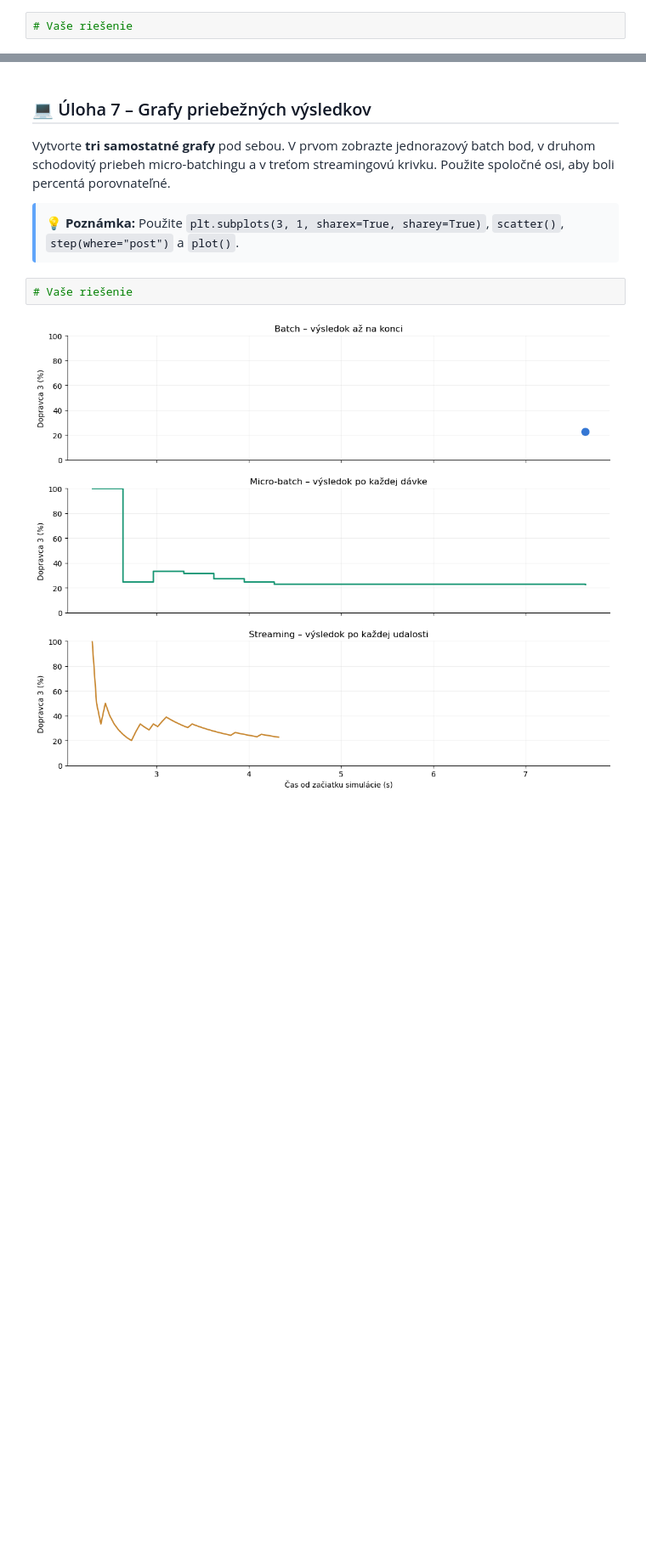
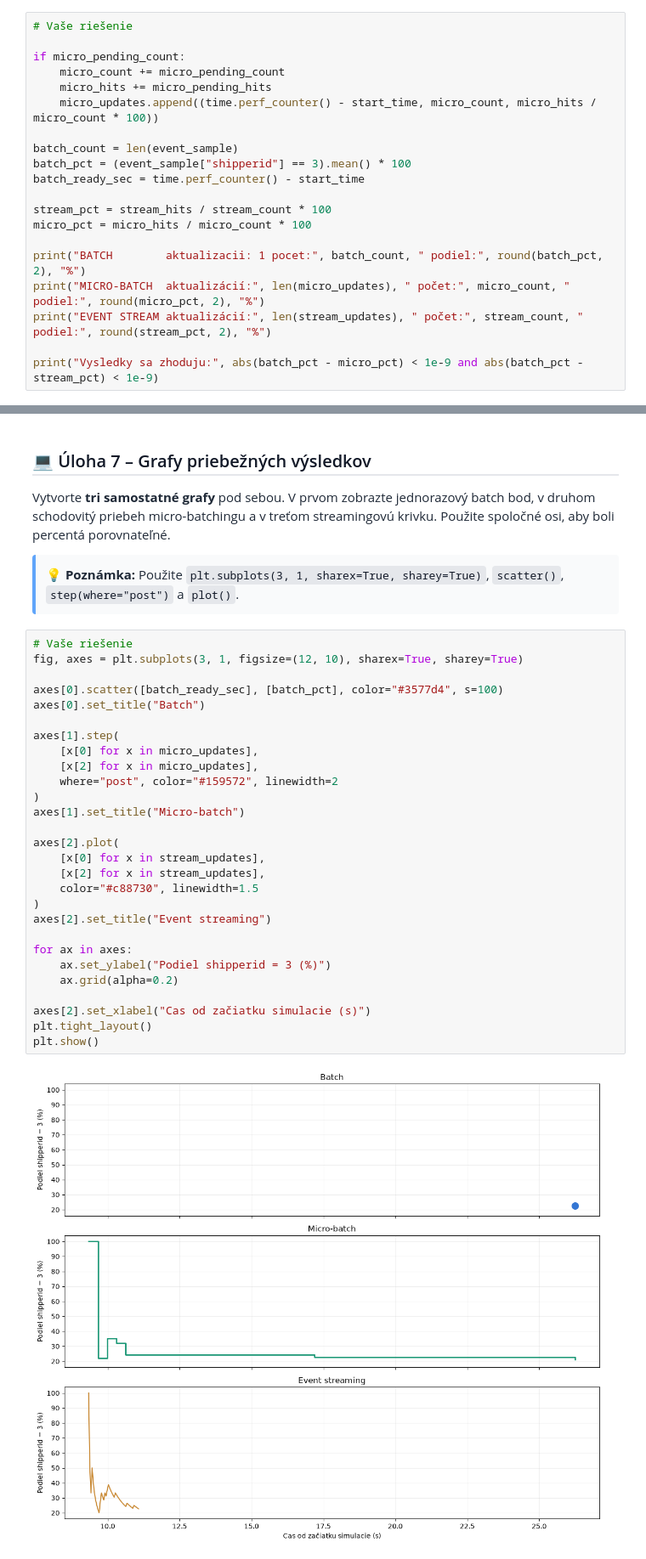
Before and after one commit to davidnov98/databazove-systemy, a Jupyter notebook: seminar8/zadanie_1b/batch_streaming_orders.ipynb, the cells around one changed output, grey strips where cells are left out. Shown at 85% size. Saved outputs shown, nothing was run; the diff lists cells and outputs as text; blank space fills up the shorter version.

Commit message:
batch orders

```diff
--- a/seminar8/zadanie_1b/batch_streaming_orders.ipynb
+++ b/seminar8/zadanie_1b/batch_streaming_orders.ipynb
@@ -136,4 +260,22 @@ Objednávok v simulácii: 44
 <p style="font-family: 'Segoe UI', Roboto, sans-serif; color: #1f2937; line-height: 1.65; margin: 8px 0 12px;">Nezabudnite spracovať poslednú nedokončenú micro-batch dávku. Nakoniec vypočítajte jednorazový batch výsledok pre tú istú vzorku a overte rovnosť výsledných percent.</p>
 # %%
 # Vaše riešenie
+
+if micro_pending_count:
+    micro_count += micro_pending_count
+    micro_hits += micro_pending_hits
+    micro_updates.append((time.perf_counter() - start_time, micro_count, micro_hits / micro_count * 100))
+
+batch_count = len(event_sample)
+batch_pct = (event_sample["shipperid"] == 3).mean() * 100
+batch_ready_sec = time.perf_counter() - start_time
+
+stream_pct = stream_hits / stream_count * 100
+micro_pct = micro_hits / micro_count * 100
+
+print("BATCH        aktualizacii: 1 pocet:", batch_count, " podiel:", round(batch_pct, 2), "%")
+print("MICRO-BATCH  aktualizácií:", len(micro_updates), " počet:", micro_count, " podiel:", round(micro_pct, 2), "%")
+print("EVENT STREAM aktualizácií:", len(stream_updates), " počet:", stream_count, " podiel:", round(stream_pct, 2), "%")
+
+print("Vysledky sa zhoduju:", abs(batch_pct - micro_pct) < 1e-9 and abs(batch_pct - stream_pct) < 1e-9)
 # %% [output]
@@ -147,8 +289,34 @@ Streaming (%): 22.73
 <div style="margin-top: 12px; background-color: #f9fafb; border-left: 4px solid #60a5fa; padding: 12px; border-radius: 4px; font-family: 'Segoe UI', Roboto, sans-serif; color: #1f2937; line-height: 1.6;">💡 <strong>Poznámka:</strong> Použite <code style="background-color: #e5e7eb; color: #111827; font-family: monospace; padding: 2px 5px; border-radius: 4px;">plt.subplots(3, 1, sharex=True, sharey=True)</code>, <code style="background-color: #e5e7eb; color: #111827; font-family: monospace; padding: 2px 5px; border-radius: 4px;">scatter()</code>, <code style="background-color: #e5e7eb; color: #111827; font-family: monospace; padding: 2px 5px; border-radius: 4px;">step(where="post")</code> a <code style="background-color: #e5e7eb; color: #111827; font-family: monospace; padding: 2px 5px; border-radius: 4px;">plot()</code>.</div>
 # %%
 # Vaše riešenie
+fig, axes = plt.subplots(3, 1, figsize=(12, 10), sharex=True, sharey=True)
+
+axes[0].scatter([batch_ready_sec], [batch_pct], color="#3577d4", s=100)
+axes[0].set_title("Batch")
+
+axes[1].step(
+    [x[0] for x in micro_updates],
+    [x[2] for x in micro_updates],
+    where="post", color="#159572", linewidth=2
+)
+axes[1].set_title("Micro-batch")
+
+axes[2].plot(
+    [x[0] for x in stream_updates],
+    [x[2] for x in stream_updates],
+    color="#c88730", linewidth=1.5
+)
+axes[2].set_title("Event streaming")
+
+for ax in axes:
+    ax.set_ylabel("Podiel shipperid = 3 (%)")
+    ax.grid(alpha=0.2)
+
+axes[2].set_xlabel("Cas od začiatku simulacie (s)")
+plt.tight_layout()
+plt.show()
 # %% [output]
-[figure, old version]
+[figure, new version]
 # %% [markdown]
 <h2 style="margin: 24px 0 16px; font-size: 20px; font-weight: 600; font-family: 'Segoe UI', Roboto, sans-serif; color: #111827; border-bottom: 2px solid #e5e7eb; padding-bottom: 6px;">💻 Úloha 8 – Frekvencia aktualizácií a prvý výsledok</h2>
 <p style="font-family: 'Segoe UI', Roboto, sans-serif; color: #1f2937; line-height: 1.65; margin: 8px 0 12px;">Na troch grafoch znázornite, koľkokrát sa priebežný výsledok aktualizoval. Potom vytvorte jednoduchú tabuľku, ktorá porovná <strong>čas prvého výsledku</strong>.</p>
```
Also changed, not shown: parts of 9 cells of this notebook, 2 other files.
